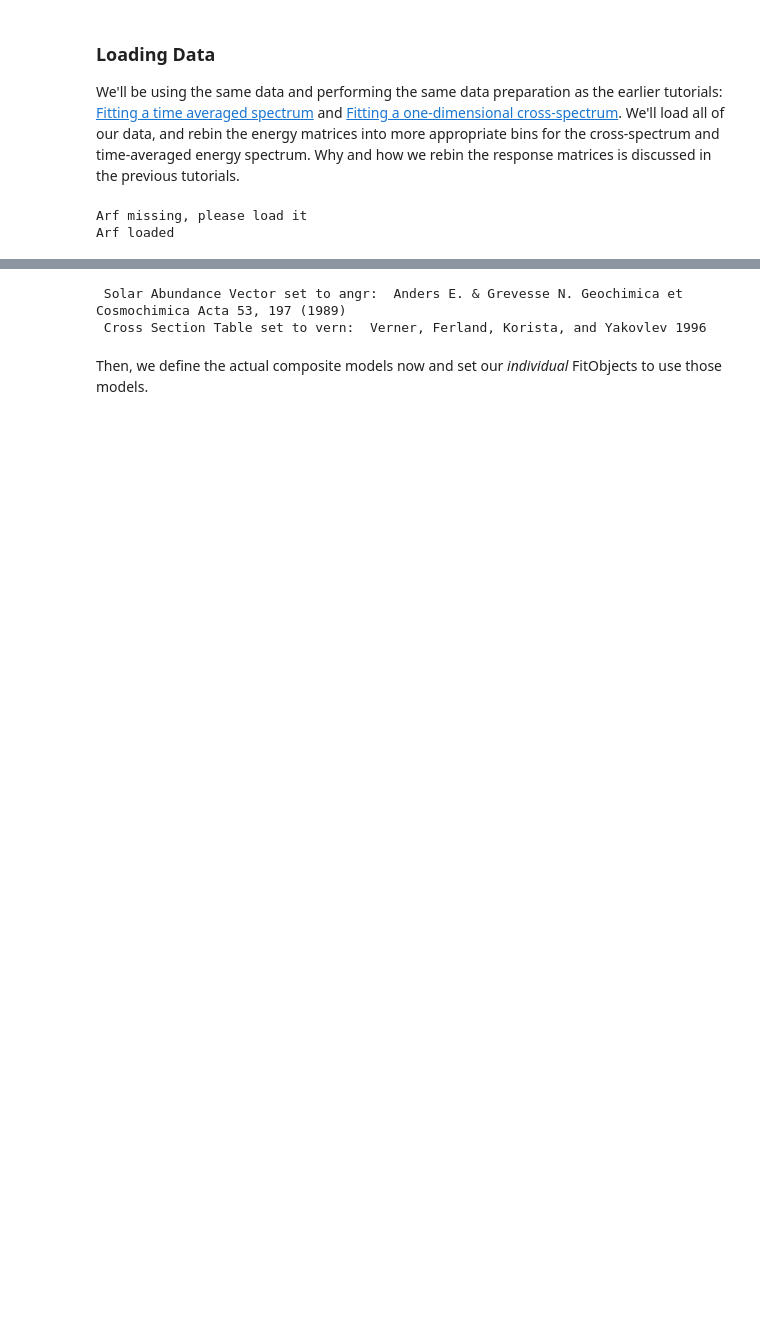
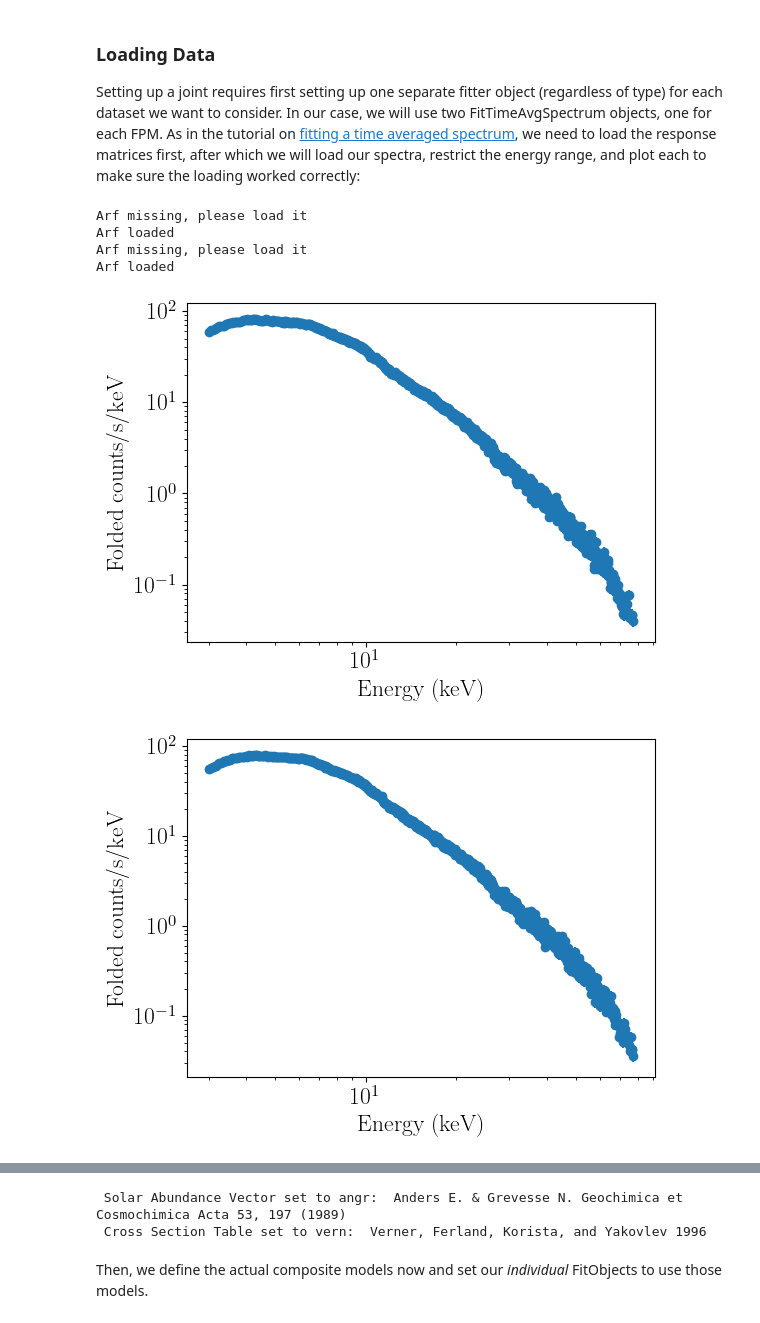
Before and after one commit to nDspec/nDspec, a Jupyter notebook: docs/fit_joint.ipynb, the cells around one changed output, grey strips where cells are left out. Saved outputs shown, nothing was run; the diff lists cells and outputs as text; code cells hidden in the pictures; blank space fills up the shorter version.

Commit message:
Added joint fit tutorial

```diff
--- a/docs/fit_joint.ipynb
+++ b/docs/fit_joint.ipynb
@@ -31,37 +23,5 @@ import ndspec.XspecInterface as XSModels
 from lmfit import Model as LM_Model
 # %% [markdown]
 ### Loading Data
-We'll be using the same data and performing the same data preparation as the earlier tutorials: [Fitting a time averaged spectrum](https://ndspec.readthedocs.io/en/latest/fit_spec.html) and [Fitting a one-dimensional cross-spectrum](https://ndspec.readthedocs.io/en/latest/fit_cross_1d.html). We'll load all of our data, and rebin the energy matrices into more appropriate bins for the cross-spectrum and time-averaged energy spectrum. Why and how we rebin the response matrices is discussed in the previous tutorials.
+
+Setting up a joint requires first setting up one separate fitter object (regardless of type) for each dataset we want to consider. In our case, we will use two FitTimeAvgSpectrum objects, one for each FPM. As in the tutorial on [fitting a time averaged spectrum](https://ndspec.readthedocs.io/en/latest/fit_spec.html), we need to load the response matrices first, after which we will load our spectra, restrict the energy range, and plot each to make sure the loading worked correctly:
-# %%
-#load and rebin response - we need this to have the exact intervals for our energy bins
-path = os.getcwd()
-
-rmfpath = path+"/data/1200120106_rmf.pha"
-nicer_matrix = ResponseMatrix(rmfpath)
-arfpath = path+"/data/1200120106_arf.pha"
-nicer_matrix.load_arf(arfpath)
-
-#deal with cross-spectrum
-nicer_energy_rebin = nicer_matrix.rebin_energies(10)
-
-rebin_bounds = np.geomspace(0.5,10,41)
-rebin_bounds = np.append(np.min(nicer_matrix.emin),rebin_bounds)
-rebin_bounds = np.append(rebin_bounds,np.max(nicer_matrix.emax))
-
-rebin_bounds_lo = rebin_bounds[:-1]
-rebin_bounds_hi = rebin_bounds[1:]
-rebin_response = nicer_matrix.rebin_channels(rebin_bounds_lo,rebin_bounds_hi)
-
-channel_grid = 0.5*(rebin_response.emax+rebin_response.emin)
-channel_width = rebin_response.emax-rebin_response.emin
-#finally, find the array of energy channel edges that line up with the response and are roughly geometrically spaced
-fine_channel_grid_edges = np.append(channel_grid-0.5*channel_width,channel_grid[-1]+0.5*channel_width[-1])
-
-#deal with energy spectrum
-rebin_matrix = nicer_matrix.rebin_energies(4)
-spectrum_fit = fitspec.FitTimeAvgSpectrum()
-
-spectrum_fit.set_data(rebin_matrix,os.getcwd()+'/data/1200120106_rebin.pha')
-# %% [output]
-Arf missing, please load it
-Arf loaded
@@ -180,14 +28,36 @@ for i in show_progress(range(6)):
 # %%
-lags_fit = fitcross.FitCrossSpectrum()
-lags_fit.set_coordinates("lags")
-lags_fit.set_product_dependence("energy")
+nustar = os.getcwd() + "/data/"
 
-#nicer_matrix
-#nicer_energy_rebin
-lags_fit.set_data(nicer_energy_rebin,ref_band,fine_channel_grid_edges,
-                  lags,lags_err,
-                  freq_bins=freqs,
-                  time_res=dt,seg_size=segment_size)
-lags_fit.ignore_energies(0,0.5)
-lags_fit.ignore_energies(10.0,fine_channel_grid_edges[-1])
+rmfpath = nustar + "/nu90401309004A01_sr.rmf"
+fpma_04 = ResponseMatrix(rmfpath)
+arfpath = nustar + "/nu90401309004A01_sr.arf"
+fpma_04.load_arf(arfpath)
+
+rmfpath = nustar + "/nu90401309004B01_sr.rmf"
+fpmb_04 = ResponseMatrix(rmfpath)
+arfpath = nustar + "/nu90401309004B01_sr.arf"
+fpmb_04.load_arf(arfpath)
+# %% [output]
+Arf missing, please load it
+Arf loaded
+Arf missing, please load it
+Arf loaded
+# %%
+fpma_04_fit = fitspec.FitTimeAvgSpectrum()
+fpma_04_fit.set_data(fpma_04,os.getcwd()+'/data/nu90401309004A01_sr_grp.pha',
+                      background=os.getcwd()+'/data/nu90401309004A01_bk.pha')
+fpma_04_fit.ignore_energies(0,3.0)
+fpma_04_fit.ignore_energies(77.5,300.0)
+
+fpmb_04_fit = fitspec.FitTimeAvgSpectrum()
+fpmb_04_fit.set_data(fpmb_04,os.getcwd()+'/data/nu90401309004B01_sr_grp.pha',
+                      background=os.getcwd()+'/data/nu90401309004B01_bk.pha')
+fpmb_04_fit.ignore_energies(0,3.0)
+fpmb_04_fit.ignore_energies(77.5,300.0)
+
+fpma_04_fit.plot_data()
+fpmb_04_fit.plot_data()
+# %% [output]
+[figure, added]
+[figure, added]
 # %% [markdown]
```
Also changed, not shown: parts of 20 cells of this notebook, 10 other files.
